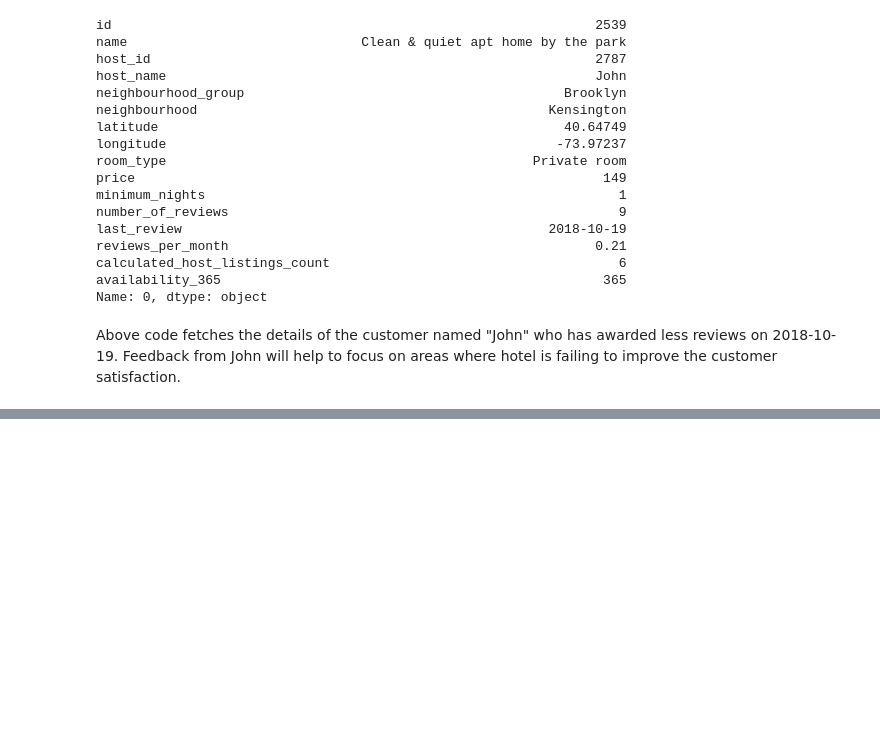
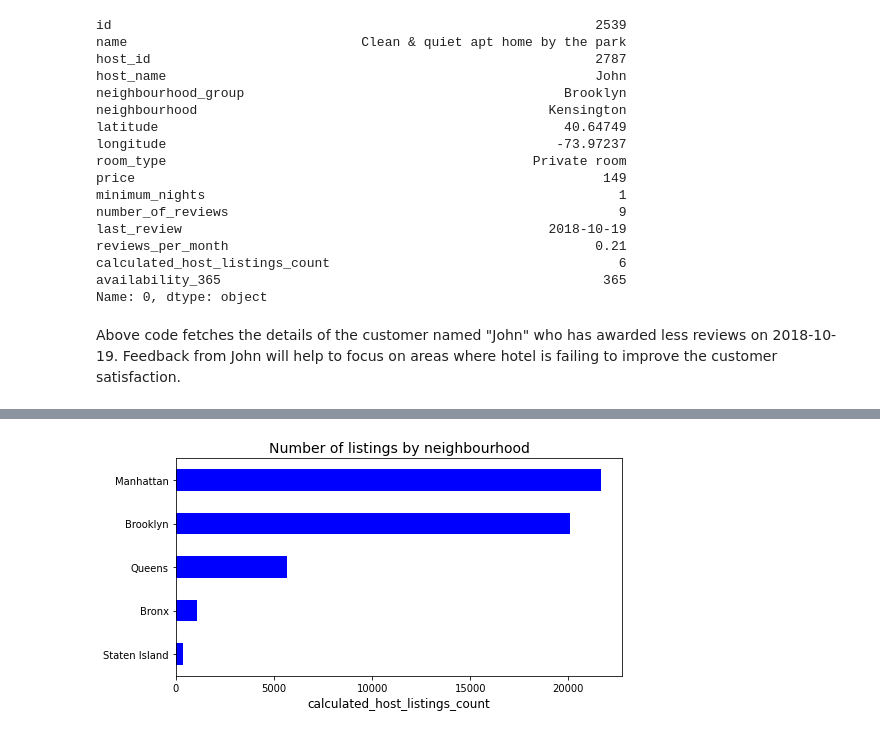
Before and after one commit to Rubina-Fathima/-EDA-Airbnb-NYC-2019-, a Jupyter notebook: Untitled1.ipynb, the cells around one changed output, grey strips where cells are left out. Saved outputs shown, nothing was run; the diff lists cells and outputs as text; code cells hidden in the pictures; blank space fills up the shorter version.

```diff
--- a/Untitled1.ipynb
+++ b/Untitled1.ipynb
@@ -165,0 +200,10 @@ Feedback from John will help to focus on areas where hotel is failing to improve
+# %%
+#Seeing which neighborhood has the highest number of listings
+feq = airbnb_df['neighbourhood_group'].value_counts().sort_values(ascending=True)
+
+feq.plot.barh(figsize=(8,4), color ='b', width= 0.5)
+plt.title('Number of listings by neighbourhood', fontsize=14)
+plt.xlabel('calculated_host_listings_count', fontsize = 12)
+plt.show()
+# %% [output]
+[figure, added]
```
Also changed, not shown: parts of 7 cells of this notebook.
